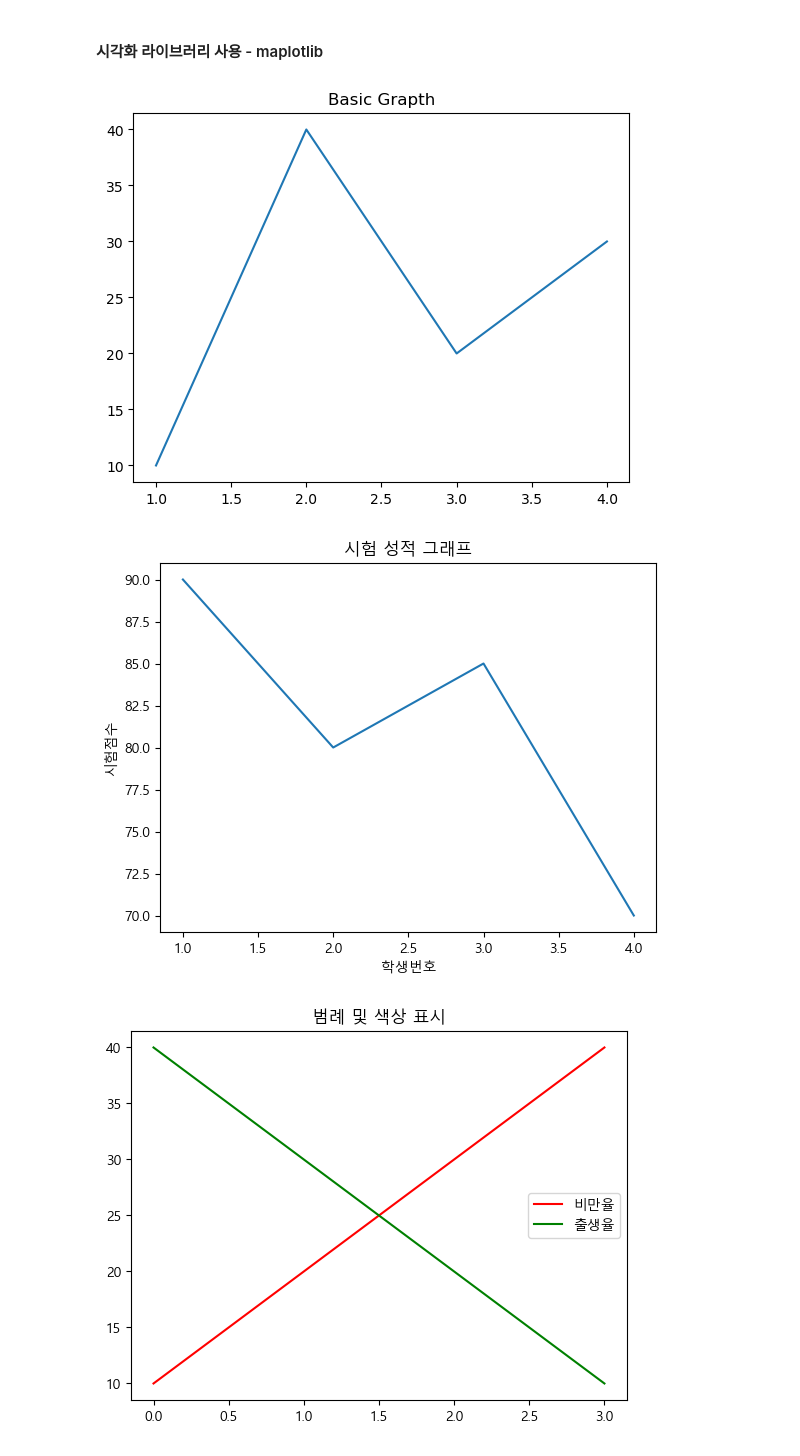
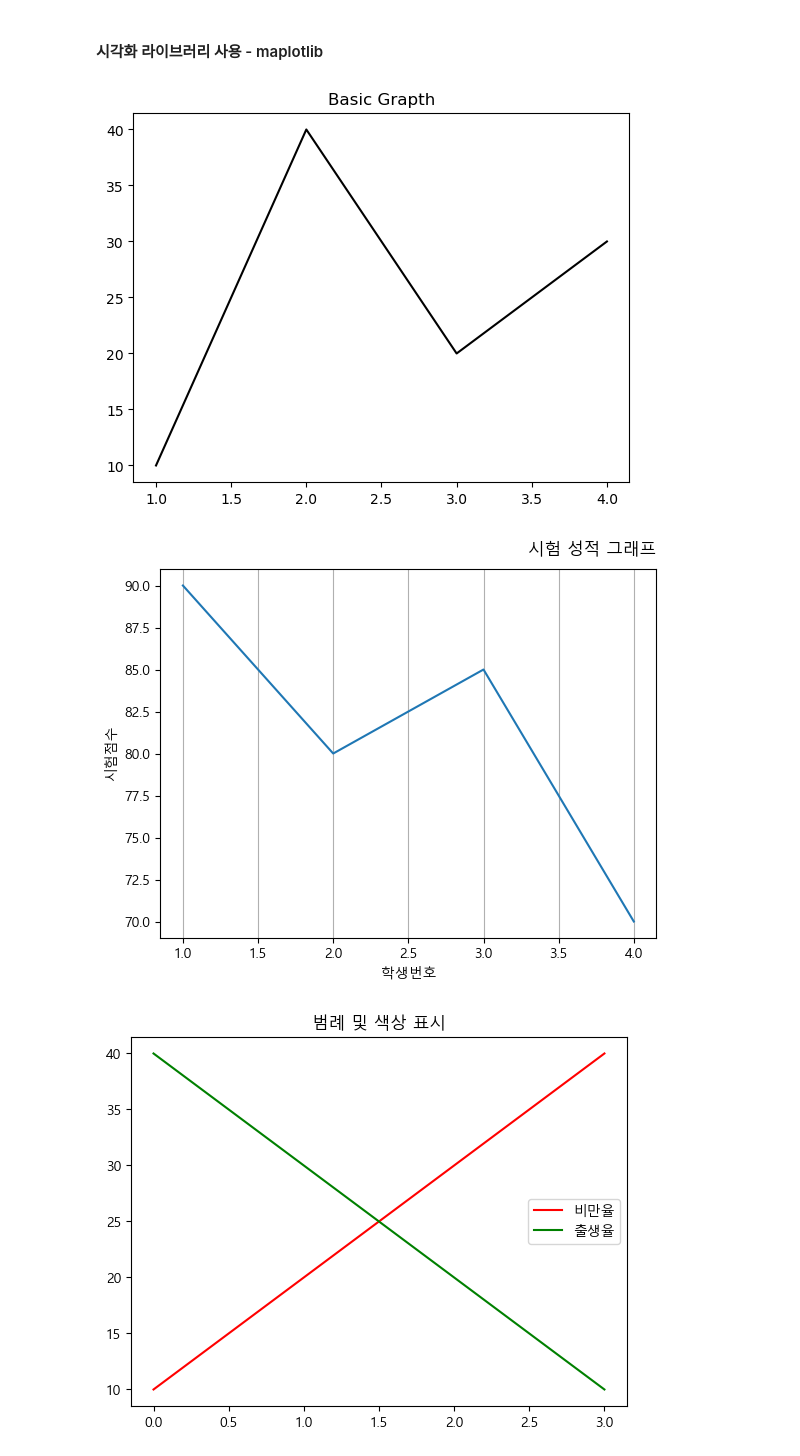
Before and after one commit to Amanda999a/kdt_sf6, a Jupyter notebook: dataworks/plt1.ipynb, the cells around one changed output. Cells and saved outputs as stored; diff of their text form; code cells hidden in the pictures.

```diff
--- a/dataworks/plt1.ipynb
+++ b/dataworks/plt1.ipynb
@@ -4,21 +4,31 @@
 import matplotlib.pyplot as plt
 plt.title("Basic Grapth")
 # plt.plot([1,2,3,4]) # X축값이 생략되면 Y축값만 사용된다
-plt.plot([1, 2, 3, 4], [10, 40, 20, 30]) # 가로 X축 값, 세로Y축 값 - (1,10), (2,40)
+x = [1,2,3,4]
+y = [10, 40, 20, 30]
+plt.plot(x ,y, color='k') # color 'k' 검정색
+# plt.plot([1, 2, 3, 4], [10, 40, 20, 30]) # 가로 X축 값, 세로Y축 값 - (1,10), (2,40)
 plt.show()
 # %% [output]
-[figure, old version]
+[figure, new version]
 # %%
 import matplotlib.pyplot as plt
 # 한글 글꼴 오류 해결
 plt.rc('font', family='Malgun Gothic')
-plt.title("시험 성적 그래프")
+
+# pad(패딩) - 여백, 10 -> 10px # loc(location) - left, right, center(디폴트)
+plt.title("시험 성적 그래프", pad=10, loc="right")
 plt.plot([1, 2, 3, 4], [90, 80, 85, 70])
 plt.xlabel("학생번호") #X축 제목
 plt.ylabel("시험점수") #Y축 제목
+
+# 격자 형태(axis : 축)
+axis = {'both', 'x', 'y'}
+# plt.grid() # defult - 가로x, 세로y 모두 그려짐
+plt.grid(True, axis='x')
 plt.show()
 # %% [output]
-[figure, old version]
+[figure, new version]
 # %%
 import matplotlib.pyplot as plt
 
```
Also changed, not shown: parts of 3 cells of this notebook, 6 other files.
